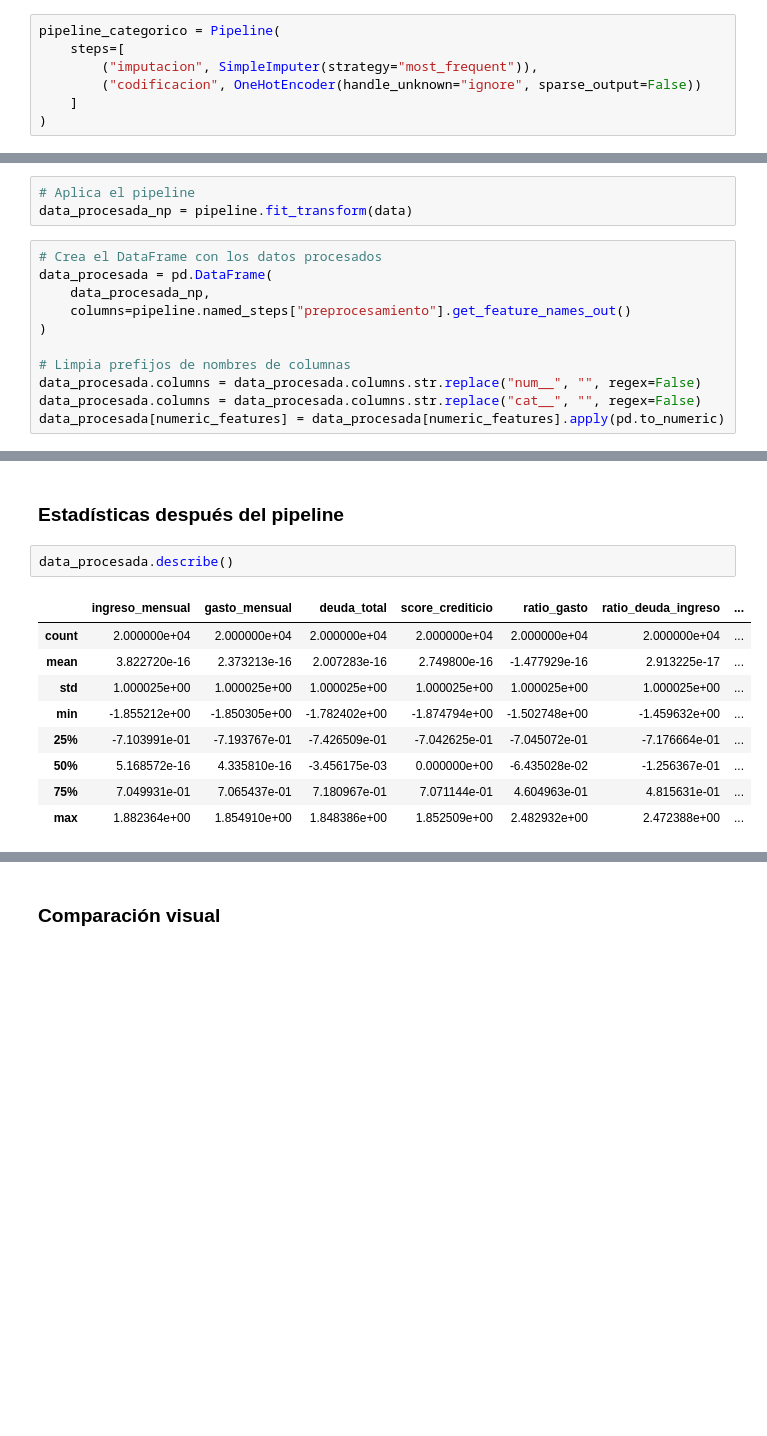
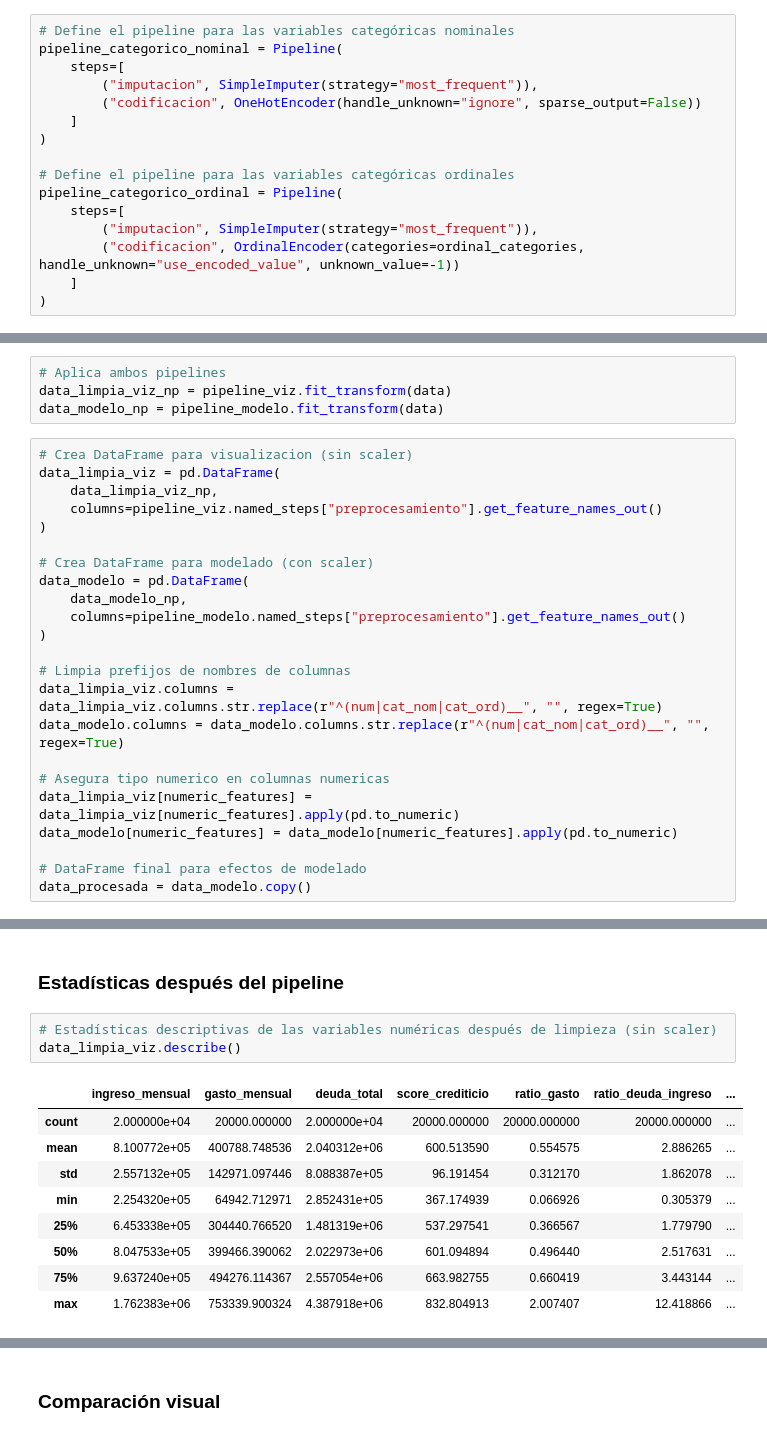
Before and after one commit to francarrascoo/Programaci-n-para-la-ciencia-de-datos, a Jupyter notebook: notebooks/notebook.ipynb, the cells around one changed output, grey strips where cells are left out. Cells and saved outputs as stored; diff of their text form; blank space fills up the shorter version.

```diff
--- a/notebooks/notebook.ipynb
+++ b/notebooks/notebook.ipynb
@@ -319,10 +404,19 @@ pipeline_numerico = Pipeline(
     ]
 )
 # %%
-pipeline_categorico = Pipeline(
+# Define el pipeline para las variables categóricas nominales
+pipeline_categorico_nominal = Pipeline(
     steps=[
         ("imputacion", SimpleImputer(strategy="most_frequent")),
         ("codificacion", OneHotEncoder(handle_unknown="ignore", sparse_output=False))
     ]
 )
+
+# Define el pipeline para las variables categóricas ordinales
+pipeline_categorico_ordinal = Pipeline(
+    steps=[
+        ("imputacion", SimpleImputer(strategy="most_frequent")),
+        ("codificacion", OrdinalEncoder(categories=ordinal_categories, handle_unknown="use_encoded_value", unknown_value=-1))
+    ]
+)
 # %% [markdown]
@@ -366,17 +464,30 @@ Acá deberiamos borrar los datos inconsistentes?
 # %%
-# Aplica el pipeline
-data_procesada_np = pipeline.fit_transform(data)
+# Aplica ambos pipelines
+data_limpia_viz_np = pipeline_viz.fit_transform(data)
+data_modelo_np = pipeline_modelo.fit_transform(data)
 # %%
-# Crea el DataFrame con los datos procesados
-data_procesada = pd.DataFrame(
-    data_procesada_np,
-    columns=pipeline.named_steps["preprocesamiento"].get_feature_names_out()
+# Crea DataFrame para visualizacion (sin scaler)
+data_limpia_viz = pd.DataFrame(
+    data_limpia_viz_np,
+    columns=pipeline_viz.named_steps["preprocesamiento"].get_feature_names_out()
+)
+
+# Crea DataFrame para modelado (con scaler)
+data_modelo = pd.DataFrame(
+    data_modelo_np,
+    columns=pipeline_modelo.named_steps["preprocesamiento"].get_feature_names_out()
 )
 
 # Limpia prefijos de nombres de columnas
-data_procesada.columns = data_procesada.columns.str.replace("num__", "", regex=False)
-data_procesada.columns = data_procesada.columns.str.replace("cat__", "", regex=False)
-data_procesada[numeric_features] = data_procesada[numeric_features].apply(pd.to_numeric)
+data_limpia_viz.columns = data_limpia_viz.columns.str.replace(r"^(num|cat_nom|cat_ord)__", "", regex=True)
+data_modelo.columns = data_modelo.columns.str.replace(r"^(num|cat_nom|cat_ord)__", "", regex=True)
+
+# Asegura tipo numerico en columnas numericas
+data_limpia_viz[numeric_features] = data_limpia_viz[numeric_features].apply(pd.to_numeric)
+data_modelo[numeric_features] = data_modelo[numeric_features].apply(pd.to_numeric)
+
+# DataFrame final para efectos de modelado
+data_procesada = data_modelo.copy()
 # %%
 data_procesada.head()
 # %% [output]
@@ -394,14 +524,15 @@ data_procesada.shape
 # %% [markdown]
 ### Estadísticas después del pipeline
 # %%
-data_procesada.describe()
+# Estadísticas descriptivas de las variables numéricas después de limpieza (sin scaler)
+data_limpia_viz.describe()
 # %% [output]
 |  | ingreso_mensual | gasto_mensual | deuda_total | score_crediticio | ratio_gasto | ratio_deuda_ingreso | ... |
-| count | 2.000000e+04 | 2.000000e+04 | 2.000000e+04 | 2.000000e+04 | 2.000000e+04 | 2.000000e+04 | ... |
-| mean | 3.822720e-16 | 2.373213e-16 | 2.007283e-16 | 2.749800e-16 | -1.477929e-16 | 2.913225e-17 | ... |
-| std | 1.000025e+00 | 1.000025e+00 | 1.000025e+00 | 1.000025e+00 | 1.000025e+00 | 1.000025e+00 | ... |
-| min | -1.855212e+00 | -1.850305e+00 | -1.782402e+00 | -1.874794e+00 | -1.502748e+00 | -1.459632e+00 | ... |
-| 25% | -7.103991e-01 | -7.193767e-01 | -7.426509e-01 | -7.042625e-01 | -7.045072e-01 | -7.176664e-01 | ... |
-| 50% | 5.168572e-16 | 4.335810e-16 | -3.456175e-03 | 0.000000e+00 | -6.435028e-02 | -1.256367e-01 | ... |
-| 75% | 7.049931e-01 | 7.065437e-01 | 7.180967e-01 | 7.071144e-01 | 4.604963e-01 | 4.815631e-01 | ... |
-| max | 1.882364e+00 | 1.854910e+00 | 1.848386e+00 | 1.852509e+00 | 2.482932e+00 | 2.472388e+00 | ... |
+| count | 2.000000e+04 | 20000.000000 | 2.000000e+04 | 20000.000000 | 20000.000000 | 20000.000000 | ... |
+| mean | 8.100772e+05 | 400788.748536 | 2.040312e+06 | 600.513590 | 0.554575 | 2.886265 | ... |
+| std | 2.557132e+05 | 142971.097446 | 8.088387e+05 | 96.191454 | 0.312170 | 1.862078 | ... |
+| min | 2.254320e+05 | 64942.712971 | 2.852431e+05 | 367.174939 | 0.066926 | 0.305379 | ... |
+| 25% | 6.453338e+05 | 304440.766520 | 1.481319e+06 | 537.297541 | 0.366567 | 1.779790 | ... |
+| 50% | 8.047533e+05 | 399466.390062 | 2.022973e+06 | 601.094894 | 0.496440 | 2.517631 | ... |
+| 75% | 9.637240e+05 | 494276.114367 | 2.557054e+06 | 663.982755 | 0.660419 | 3.443144 | ... |
+| max | 1.762383e+06 | 753339.900324 | 4.387918e+06 | 832.804913 | 2.007407 | 12.418866 | ... |
```
Also changed, not shown: parts of 27 cells of this notebook, 11 other files.
